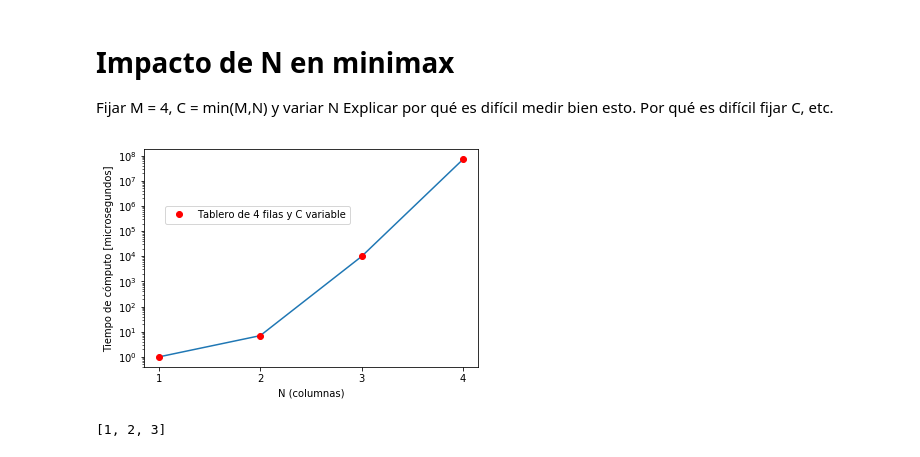
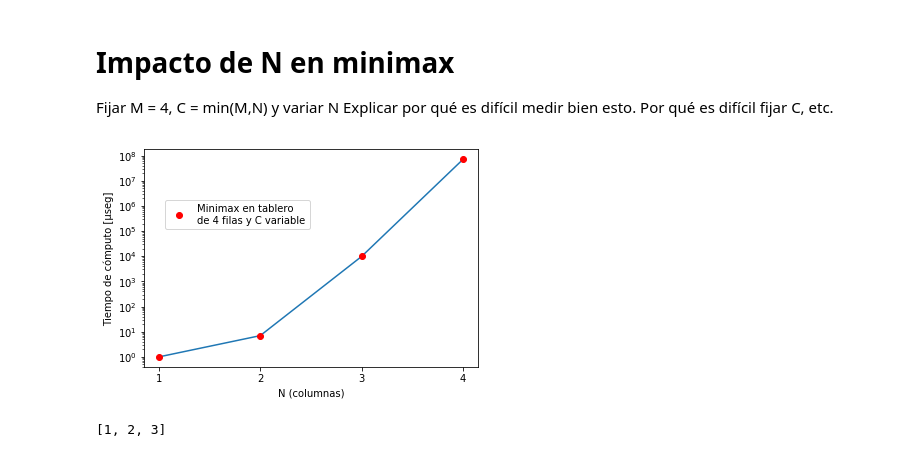
Before and after one commit to npazosmendez/connect4-AI, a Jupyter notebook: mediciones/exp_minimax.ipynb, the cells around one changed output. Cells and saved outputs as stored; diff of their text form; code cells hidden in the pictures.

```diff
--- a/mediciones/exp_minimax.ipynb
+++ b/mediciones/exp_minimax.ipynb
@@ -119,22 +123,22 @@ np.save('save/tiempos_N_minimax.npy',tiempos)
 # %%
 tiempos = np.load('save/tiempos_N_minimax.npy')
 
 NN = [1,2,3,4]
 # Format plot
 plt.figure()
 plt.xticks(NN)
 plt.yscale('log')
 plt.xlabel('N (columnas)')
-plt.ylabel('Tiempo de cómputo [microsegundos]')
+plt.ylabel('Tiempo de cómputo [μseg]')
 
 # Data
 plt.plot(NN,tiempos)
-plt.plot(NN,tiempos,'ro',label='Tablero de 4 filas y C variable')
+plt.plot(NN,tiempos,'ro',label='Minimax en tablero \nde 4 filas y C variable')
 plt.legend(loc='center left',bbox_to_anchor=(0.05,0.7))
 plt.savefig('plots/minimax_N.pdf')
 plt.show()
 # %% [output]
-[figure, old version]
+[figure, new version]
 # %%
 # %% [output]
 [1, 2, 3]
```
Also changed, not shown: parts of 7 cells of this notebook, 6 other files.
